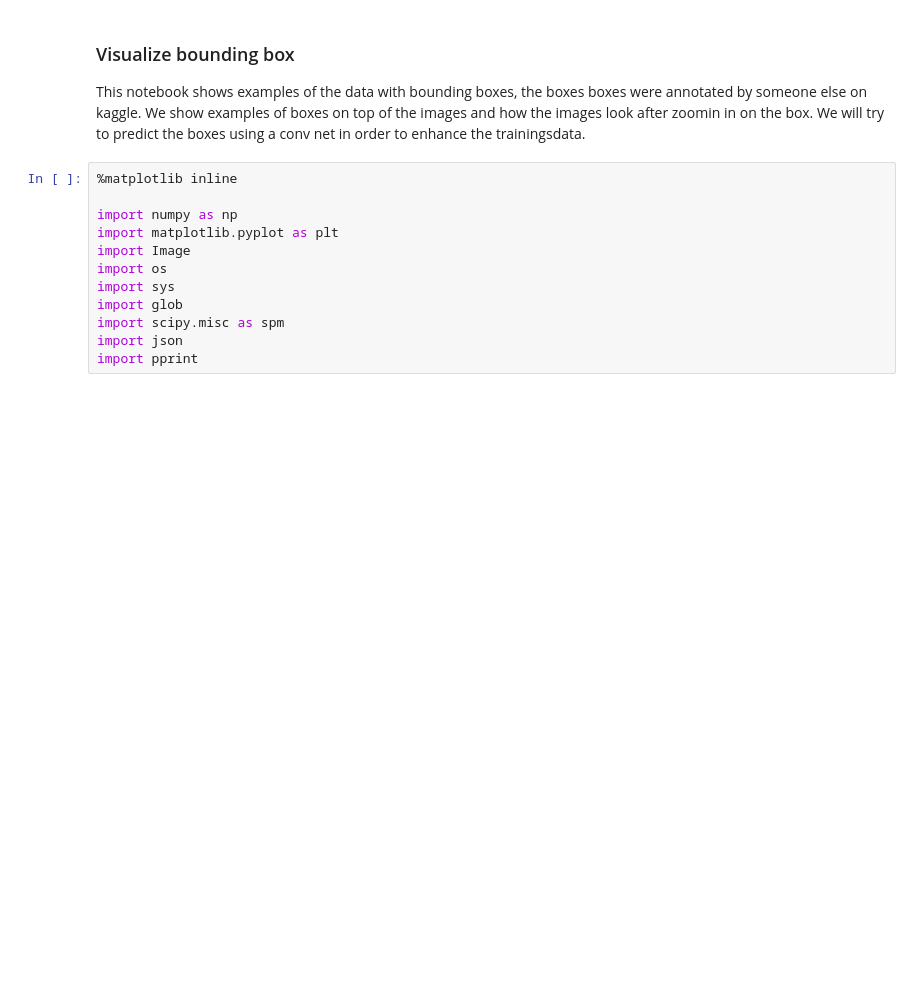
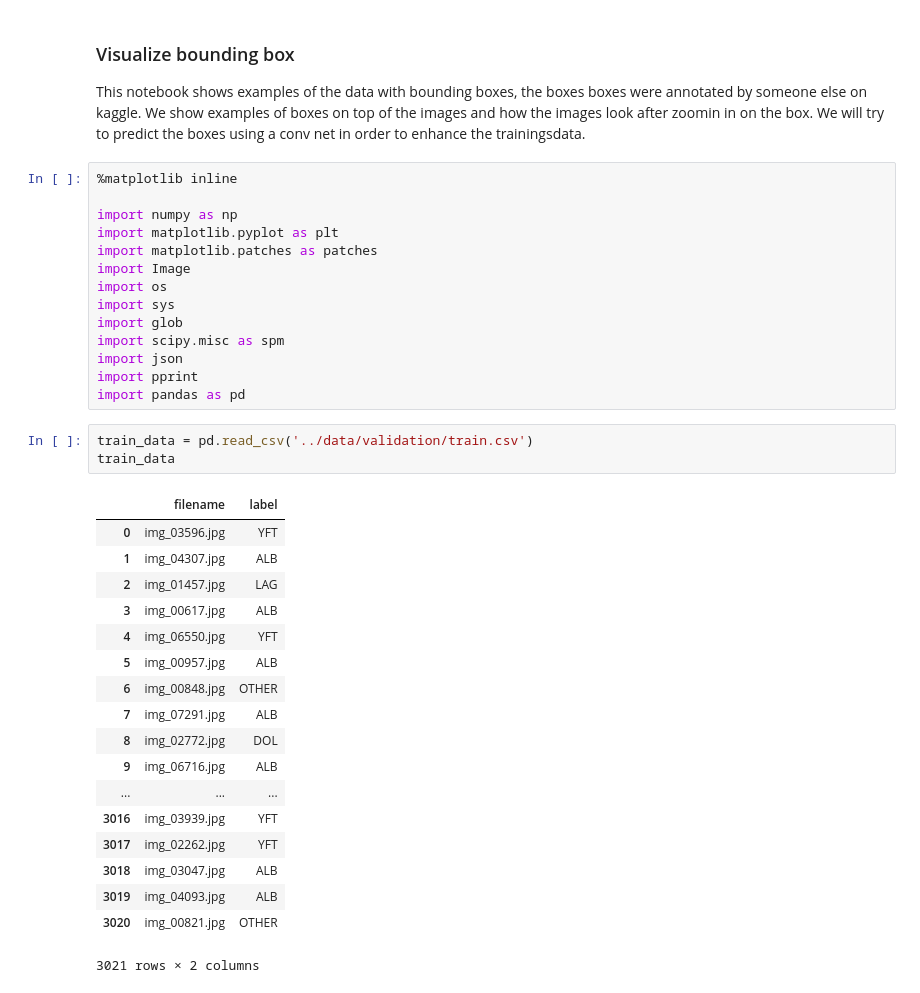
Before and after one commit to TanjaCrijns/MLIP-BigAITuna, a Jupyter notebook: notebooks/box_visualize.ipynb, the cells around one changed output. Cells and saved outputs as stored; diff of their text form; blank space fills up the shorter version.

```diff
--- a/notebooks/box_visualize.ipynb
+++ b/notebooks/box_visualize.ipynb
@@ -7,6 +7,7 @@ This notebook shows examples of the data with bounding boxes, the boxes boxes we
 
 import numpy as np
 import matplotlib.pyplot as plt
+import matplotlib.patches as patches
 import Image
 import os
 import sys
@@ -14,3 +15,26 @@ import glob
 import scipy.misc as spm
 import json
 import pprint
+import pandas as pd
+# %%
+train_data = pd.read_csv('../data/validation/train.csv')
+train_data
+# %% [output]
+|  | filename | label |
+| 0 | img_03596.jpg | YFT |
+| 1 | img_04307.jpg | ALB |
+| 2 | img_01457.jpg | LAG |
+| 3 | img_00617.jpg | ALB |
+| 4 | img_06550.jpg | YFT |
+| 5 | img_00957.jpg | ALB |
+| 6 | img_00848.jpg | OTHER |
+| 7 | img_07291.jpg | ALB |
+| 8 | img_02772.jpg | DOL |
+| 9 | img_06716.jpg | ALB |
+| ... | ... | ... |
+| 3016 | img_03939.jpg | YFT |
+| 3017 | img_02262.jpg | YFT |
+| 3018 | img_03047.jpg | ALB |
+| 3019 | img_04093.jpg | ALB |
+| 3020 | img_00821.jpg | OTHER |
+3021 rows × 2 columns
```
Also changed, not shown: parts of 6 cells of this notebook.
